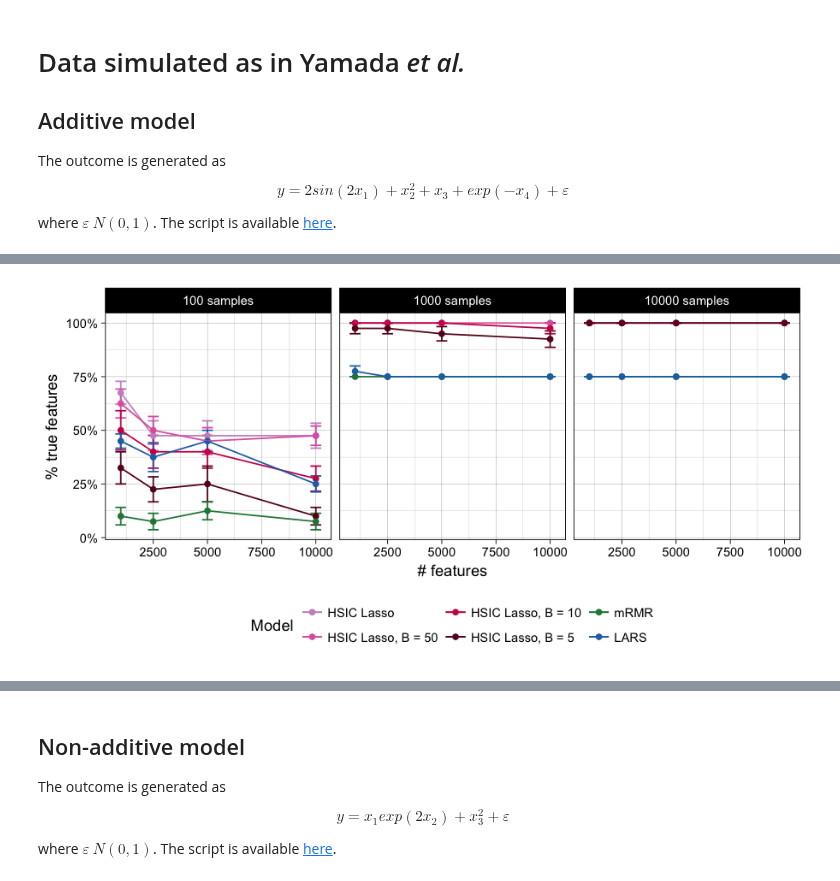
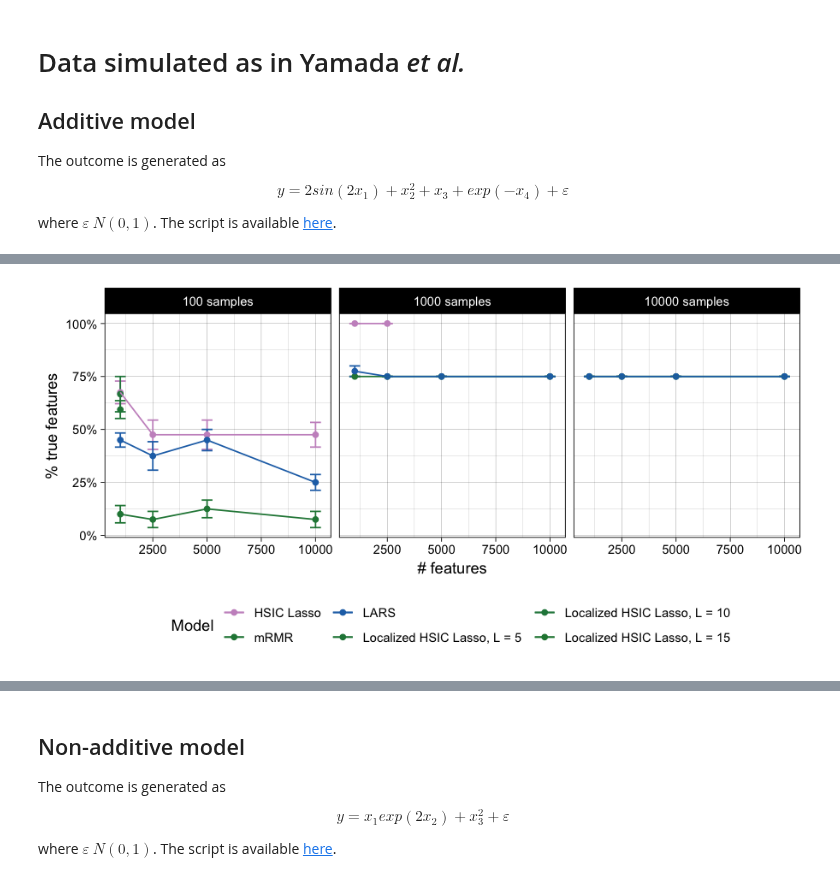
Before and after one commit to hclimente/nori, a Jupyter notebook: doc/benchmark_lhsic.ipynb, the cells around one changed output, grey strips where cells are left out. Cells and saved outputs as stored; diff of their text form; code cells hidden in the pictures.

Commit message:
fix lhsic bug

```diff
--- a/doc/benchmark_lhsic.ipynb
+++ b/doc/benchmark_lhsic.ipynb
@@ -64,7 +59,16 @@ ya_features <- read_tsv('../results/benchmark/yamada_additive_feature_selection.
     summarize(n = n(), ended = sum(!is.na(tpr)),
               sem = sd(tpr) / sqrt(ended), tpr = mean(tpr),
               selected = mean(selected)) %>%
+    ungroup %>%
+    filter(! is.na(model))
+ya_features_lhsic <- read_tsv('../results/lhl_benchmark/yamada_additive_feature_selection_lhsic.tsv',
+                        col_types = 'ciiiiid') %>%
+    prepare_df %>%
+    summarize(n = n(), ended = sum(!is.na(tpr)),
+              sem = sd(tpr) / sqrt(ended), tpr = mean(tpr),
+              selected = mean(selected)) %>%
     ungroup
+ya_features_all <- bind_rows(ya_features, ya_features_lhsic)
 
 # Regression measures
 ya_prediction <- read_tsv('../results/benchmark/yamada_additive_prediction.tsv',
@@ -72,4 +76,12 @@ ya_prediction <- read_tsv('../results/benchmark/yamada_additive_prediction.tsv',
     prepare_df %>%
     summarize(n = n(), ended = sum(!is.na(mse)),
               sem = sd(mse) / sqrt(ended), mse = mean(mse) ) %>%
+    ungroup %>%
+    filter(! is.na(model))
+ya_prediction_lhsic <- read_tsv('../results/lhl_benchmark/yamada_additive_prediction_lhsic.tsv',
+                       col_types = 'ciiiid') %>%
+    prepare_df %>%
+    summarize(n = n(), ended = sum(!is.na(mse)),
+              sem = sd(mse) / sqrt(ended), mse = mean(mse) ) %>%
     ungroup
+ya_prediction_all <- bind_rows(ya_prediction, ya_prediction_lhsic)
@@ -76,6 +96,6 @@ ya_prediction <- read_tsv('../results/benchmark/yamada_additive_prediction.tsv',
 # %%
 options(repr.plot.width=7.5, repr.plot.height=3.75)
-ggplot(ya_features, aes(x = features, y = tpr, color = model)) +
+ggplot(ya_features_all, aes(x = features, y = tpr, color = model)) +
     geom_errorbar(aes(ymin = tpr - sem, ymax = tpr + sem), width = 500) +
     geom_point() +
     geom_line() +
@@ -93,3 +113,3 @@ Warning message:
-[figure, old version]
+[figure, new version]
 # %%
 options(repr.plot.width=10, repr.plot.height=4)
```
Also changed, not shown: parts of 6 cells of this notebook, 3 other files.
